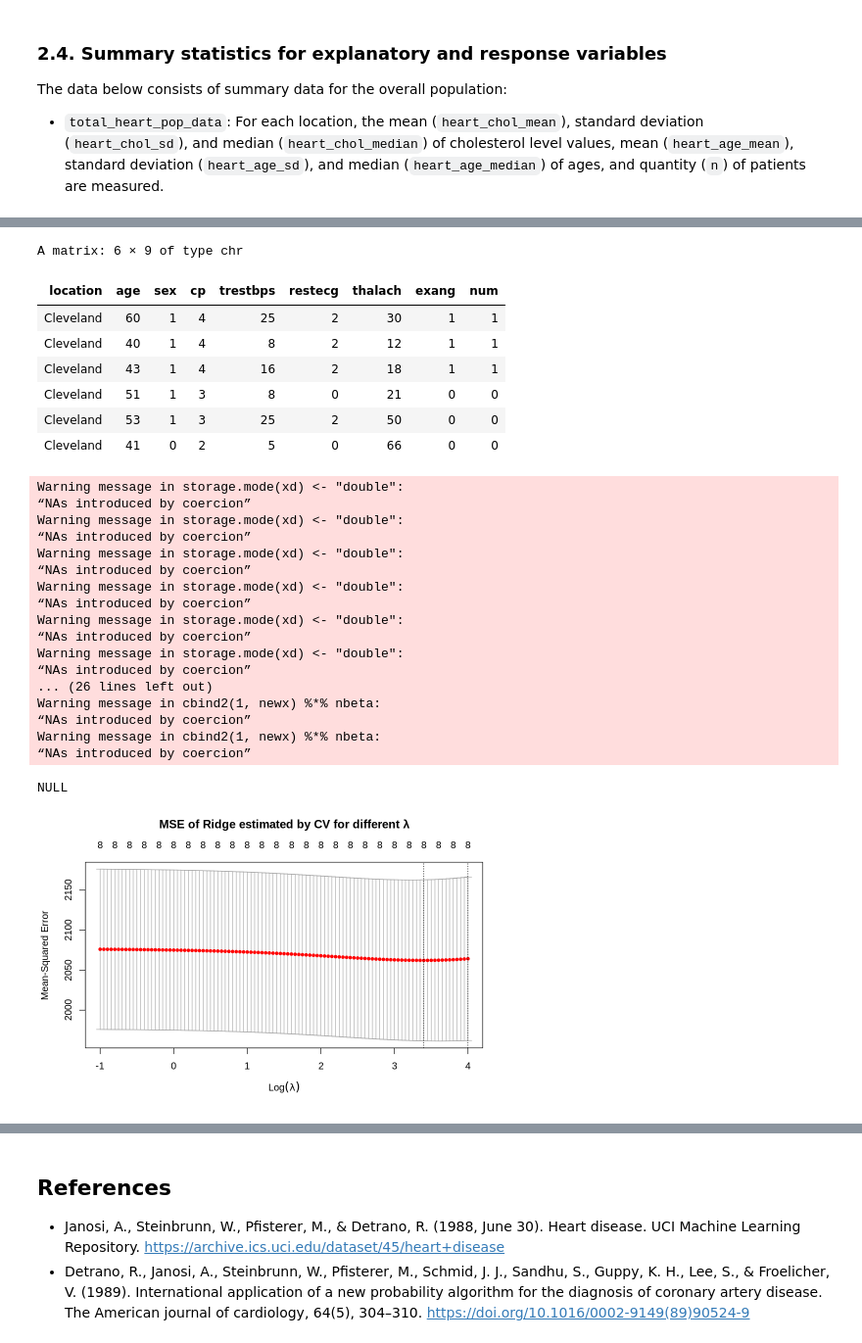
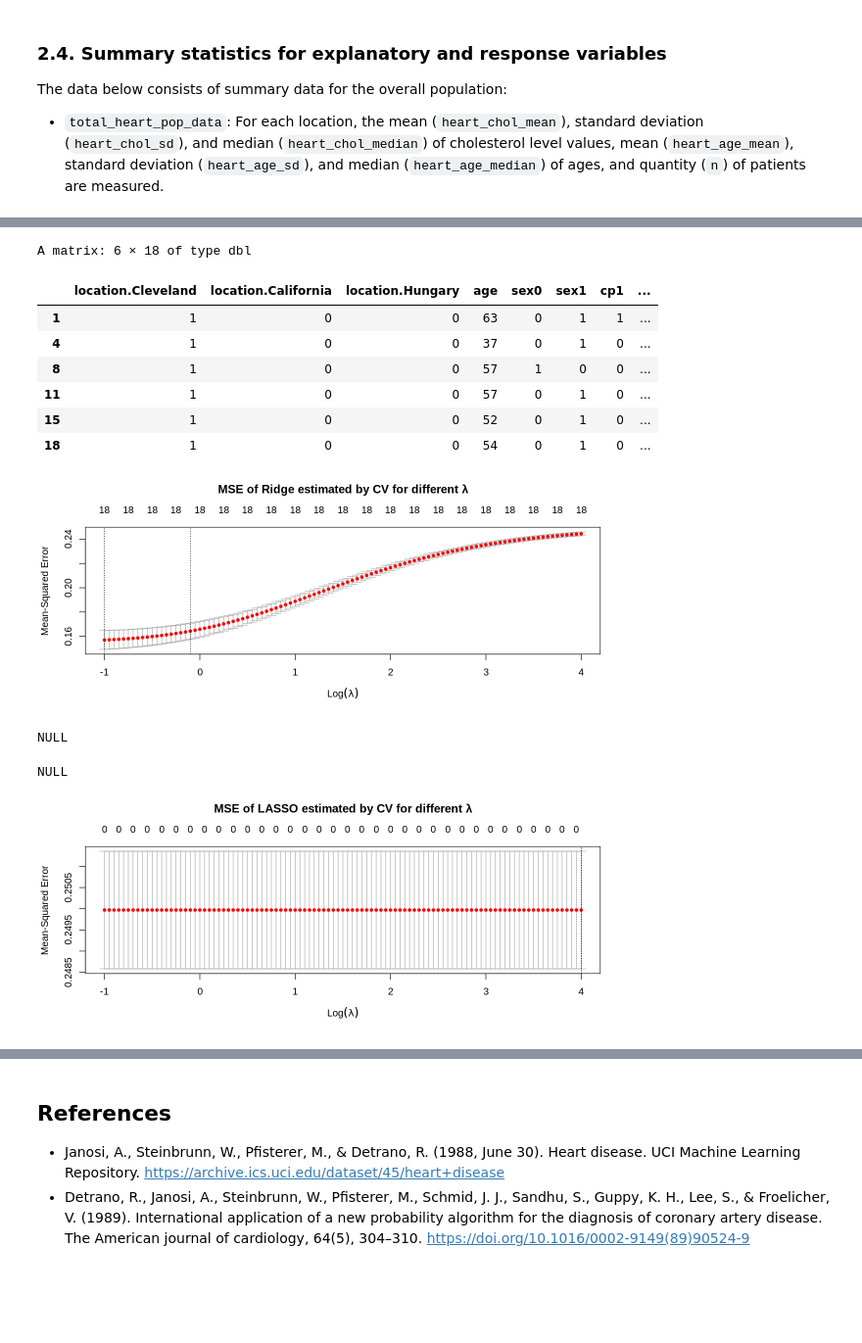
Before and after one commit to Nick-2003/STAT-301-Group_4-Project, a Jupyter notebook: STAT_301_Group_4_Assignment_3_(Nicholas_Tam).ipynb, the cells around one changed output, grey strips where cells are left out. Shown at 98% size. Cells and saved outputs as stored; diff of their text form; code cells hidden in the pictures; blank space fills up the shorter version.

```diff
--- a/STAT_301_Group_4_Assignment_3_(Nicholas_Tam).ipynb
+++ b/STAT_301_Group_4_Assignment_3_(Nicholas_Tam).ipynb
@@ -125,7 +128,7 @@ total_heart <- rbind(Cleveland_heart, Hungary_heart, Switzerland_heart, Californ
     select(location, age, sex, cp, trestbps, chol, restecg, thalach, exang, num) %>%
     filter(!(location == '?' | age == '?' | sex == '?' | cp == '?' | trestbps == '?' | trestbps == '0' | chol == '?' | chol == '0' | restecg == '?' | thalach == '?' | num == '?')) %>%
     mutate(num = ifelse(num >= 1, 1, num))  %>%
-    transform(sex = as.character(as.factor(sex)), cp = as.character(as.factor(cp)), trestbps = as.double(as.factor(trestbps)), chol = as.double(as.factor(chol)), thalach = as.double(as.factor(thalach)), num = as.character(as.factor(num)))
+    transform(sex = as.character(as.factor(sex)), cp = as.character(as.factor(cp)), trestbps = as.double(as.factor(trestbps)), chol = as.double(as.factor(chol)), thalach = as.double(as.factor(thalach)))
 # %>%
 total_heart$location <- factor(total_heart$location) %>%
     relevel(total_heart$location, ref = "Cleveland")
@@ -239,0 +254,4 @@ The Ridge regression model may not effectively fit to the data, due to a signifi
+# %%
+dummy <- dummyVars(" ~ .", data = total_heart)
+total_heart_OHE <- data.frame(predict(dummy, newdata = total_heart))
+head(total_heart_OHE)
@@ -240,33 +268,34 @@ The Ridge regression model may not effectively fit to the data, due to a signifi
 # %%
 # Set seed for consistent results
 set.seed(1234567890) # DO NOT CHANGE!
 
 # Splitting of data
-total_heart_split <- initial_split(total_heart, prop = 0.6, strata = chol)
+total_heart_split <- initial_split(total_heart_OHE, prop = 0.6, strata = num)
 training_total_heart <- training(total_heart_split)
 testing_total_heart <- testing(total_heart_split)
 
 # Creation of matrices
-total_heart_X_train <- as.matrix(training_total_heart[,-6])
-total_heart_Y_train <- as.matrix(training_total_heart[,6])
+total_heart_X_train <- as.matrix(training_total_heart[, -which(names(training_total_heart) == "num")])
+total_heart_Y_train <- as.matrix(training_total_heart[, which(names(training_total_heart) == "num")])
 head(total_heart_X_train)
 
-total_heart_X_test <- as.matrix(testing_total_heart[,-6])
-total_heart_Y_test <- as.matrix(testing_total_heart[,6])
+total_heart_X_test <- as.matrix(testing_total_heart[, -which(names(training_total_heart) == "num")])
+total_heart_Y_test <- as.matrix(testing_total_heart[, which(names(training_total_heart) == "num")])
 # %% [output]
-A matrix: 6 × 9 of type chr
+A matrix: 6 × 18 of type dbl
-| location | age | sex | cp | trestbps | restecg | thalach | exang | num |
-| Cleveland | 60 | 1 | 4 | 25 | 2 | 30 | 1 | 1 |
-| Cleveland | 40 | 1 | 4 | 8 | 2 | 12 | 1 | 1 |
-| Cleveland | 43 | 1 | 4 | 16 | 2 | 18 | 1 | 1 |
-| Cleveland | 51 | 1 | 3 | 8 | 0 | 21 | 0 | 0 |
-| Cleveland | 53 | 1 | 3 | 25 | 2 | 50 | 0 | 0 |
-| Cleveland | 41 | 0 | 2 | 5 | 0 | 66 | 0 | 0 |
+|  | location.Cleveland | location.California | location.Hungary | age | sex0 | sex1 | cp1 | ... |
+| 1 | 1 | 0 | 0 | 63 | 0 | 1 | 1 | ... |
+| 4 | 1 | 0 | 0 | 37 | 0 | 1 | 0 | ... |
+| 8 | 1 | 0 | 0 | 57 | 1 | 0 | 0 | ... |
+| 11 | 1 | 0 | 0 | 57 | 0 | 1 | 0 | ... |
+| 15 | 1 | 0 | 0 | 52 | 0 | 1 | 0 | ... |
+| 18 | 1 | 0 | 0 | 54 | 0 | 1 | 0 | ... |
 # %%
 # Set seed for consistent results
 set.seed(1234567890) # DO NOT CHANGE!
+options(repr.plot.width = 10, repr.plot.height = 4)
 
-# Cross validation to select smallest lambda
+# Cross validation to select smallest lambda for Ridge
 total_heart_cv_lambda_ridge <- cv.glmnet(
   x = total_heart_X_train, y = total_heart_Y_train,
   alpha = 0,
@@ -274,28 +303,25 @@ total_heart_cv_lambda_ridge <- cv.glmnet(
 )
 
 total_heart_cv_lambda_ridge_plot <- plot(total_heart_cv_lambda_ridge, main = "MSE of Ridge estimated by CV for different λ\n\n")
+# log(total_heart_cv_lambda_ridge$lambda.min)
+
+# Cross validation to select smallest lambda for LASSO
+total_heart_cv_lambda_LASSO <- cv.glmnet(
+  x = total_heart_X_train, y = total_heart_Y_train,
+  alpha = 1,
+  lambda = exp(seq(-1, 4, 0.05))
+)
+
+total_heart_cv_lambda_LASSO_plot <- plot(total_heart_cv_lambda_LASSO, main = "MSE of LASSO estimated by CV for different λ\n\n")
+# log(total_heart_cv_lambda_LASSO$lambda.min)
+
 total_heart_cv_lambda_ridge_plot
-# log(total_heart_cv_lambda_ridge$lambda.min)
+total_heart_cv_lambda_LASSO_plot
 # %% [output]
+[figure, new version]
-Warning message in storage.mode(xd) <- "double":
-“NAs introduced by coercion”
-Warning message in storage.mode(xd) <- "double":
-“NAs introduced by coercion”
-Warning message in storage.mode(xd) <- "double":
-“NAs introduced by coercion”
-Warning message in storage.mode(xd) <- "double":
-“NAs introduced by coercion”
-Warning message in storage.mode(xd) <- "double":
-“NAs introduced by coercion”
-Warning message in storage.mode(xd) <- "double":
-“NAs introduced by coercion”
-... (26 lines left out)
-Warning message in cbind2(1, newx) %*% nbeta:
-“NAs introduced by coercion”
-Warning message in cbind2(1, newx) %*% nbeta:
-“NAs introduced by coercion”
+NULL
 NULL
-[figure, old version]
+[figure, added]
 # %%
 # Set seed for consistent results
 set.seed(1234567890) # DO NOT CHANGE!
```
Also changed, not shown: parts of 11 cells of this notebook, 1 other file.
